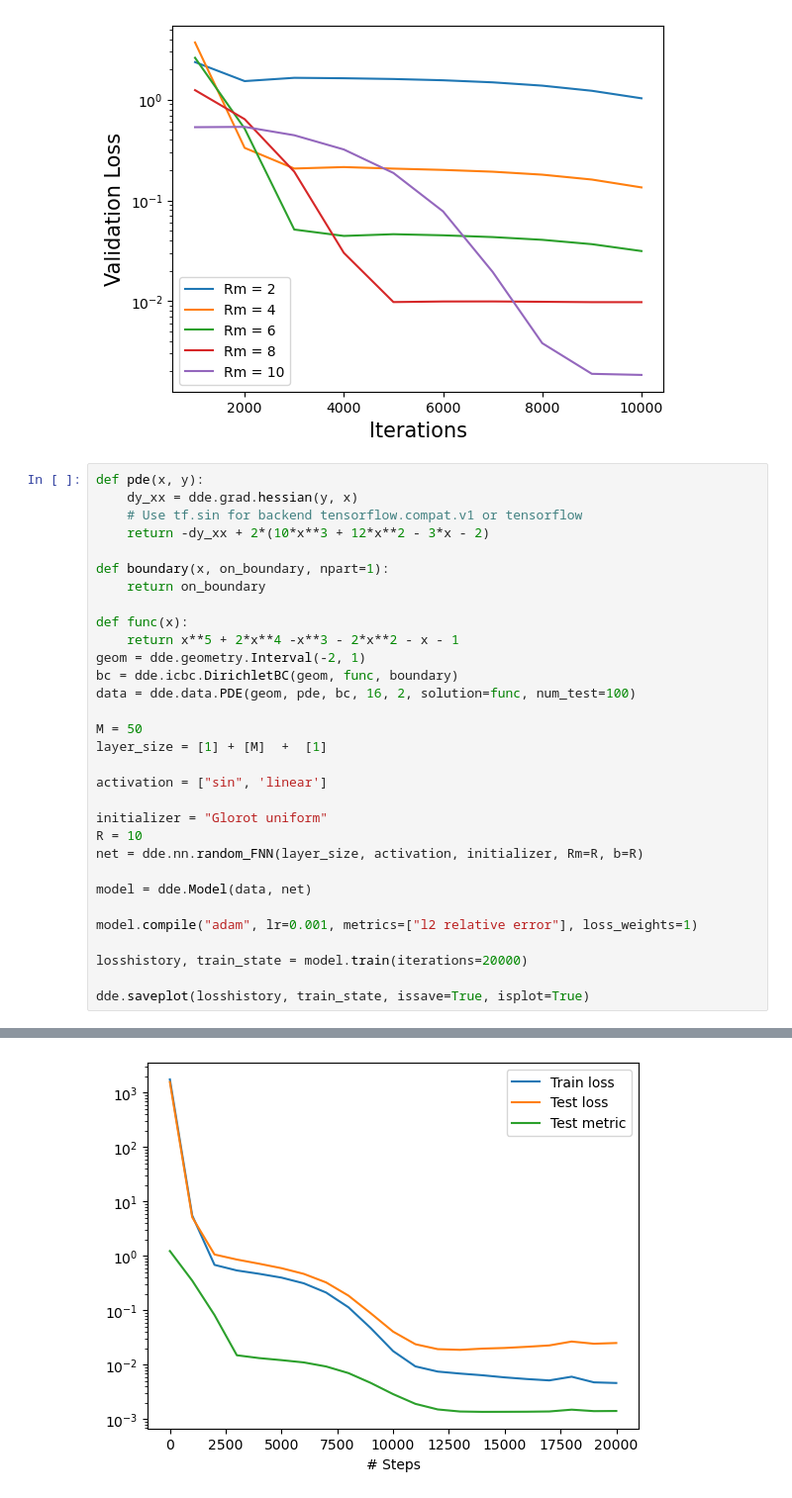
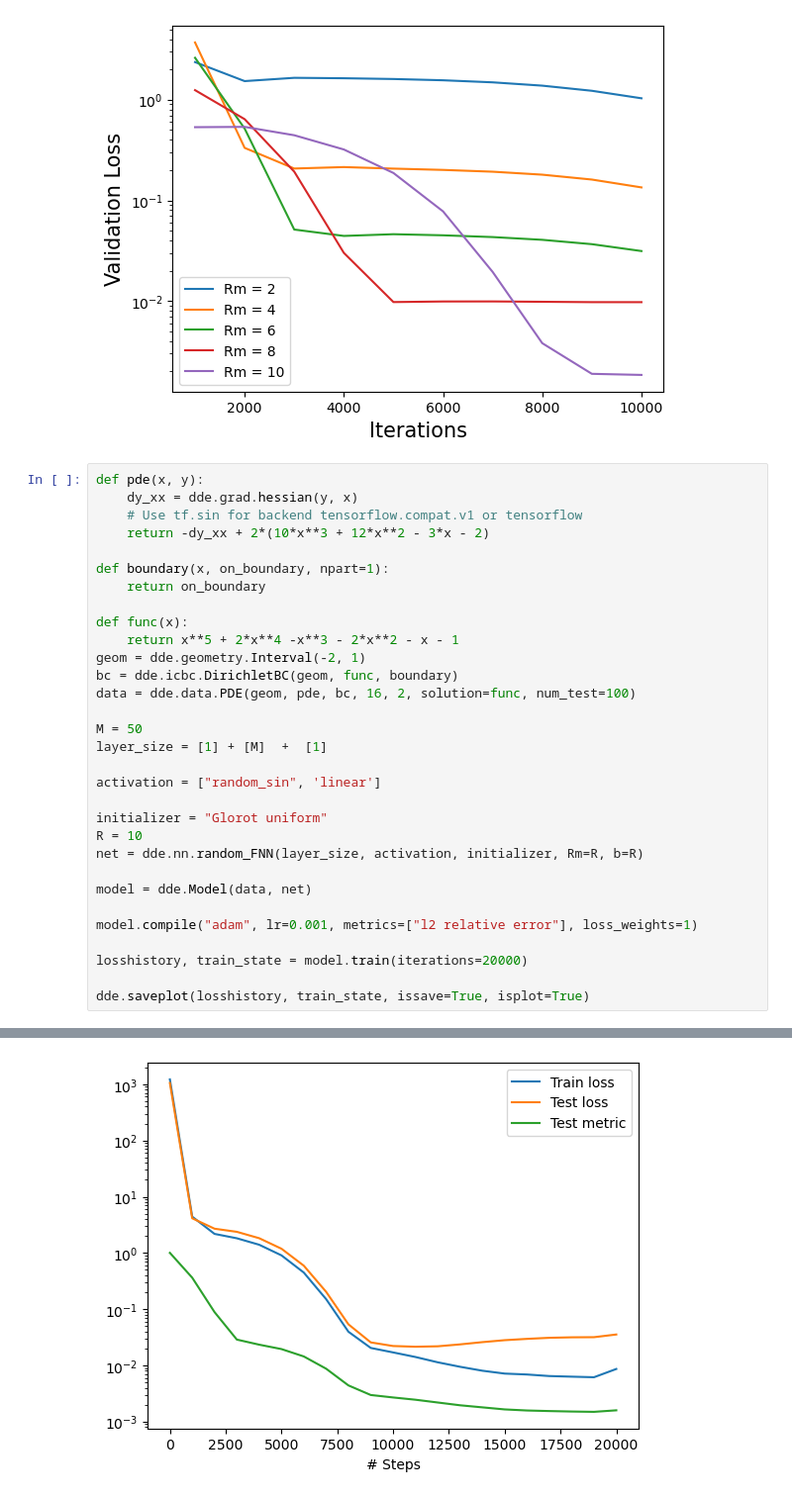
Before and after one commit to ZIB012/pacs, a Jupyter notebook: code/my_ex/1D.ipynb, the cells around one changed output, grey strips where cells are left out. Shown at 99% size. Cells and saved outputs as stored; diff of their text form.

```diff
--- a/code/my_ex/1D.ipynb
+++ b/code/my_ex/1D.ipynb
@@ -259,7 +259,7 @@ data = dde.data.PDE(geom, pde, bc, 16, 2, solution=func, num_test=100)
 M = 50
 layer_size = [1] + [M]  +  [1]
 
-activation = ["sin", 'linear']
+activation = ["random_sin", 'linear']
 
 initializer = "Glorot uniform"
 R = 10
@@ -288,9 +288,9 @@ Step      Train loss              Test loss               Test metric
 ... (22 lines left out)
 
 Saving loss history to c:\Users\Marco\Documents\GitHub\pacs\code\my_ex\loss.dat ...
 Saving training data to c:\Users\Marco\Documents\GitHub\pacs\code\my_ex\train.dat ...
 Saving test data to c:\Users\Marco\Documents\GitHub\pacs\code\my_ex\test.dat ...
-[figure, old version]
+[figure, new version]
 [figure]
 # %%
 def pde(x, y):
```
Also changed, not shown: parts of 8 cells of this notebook, 16 other files.
